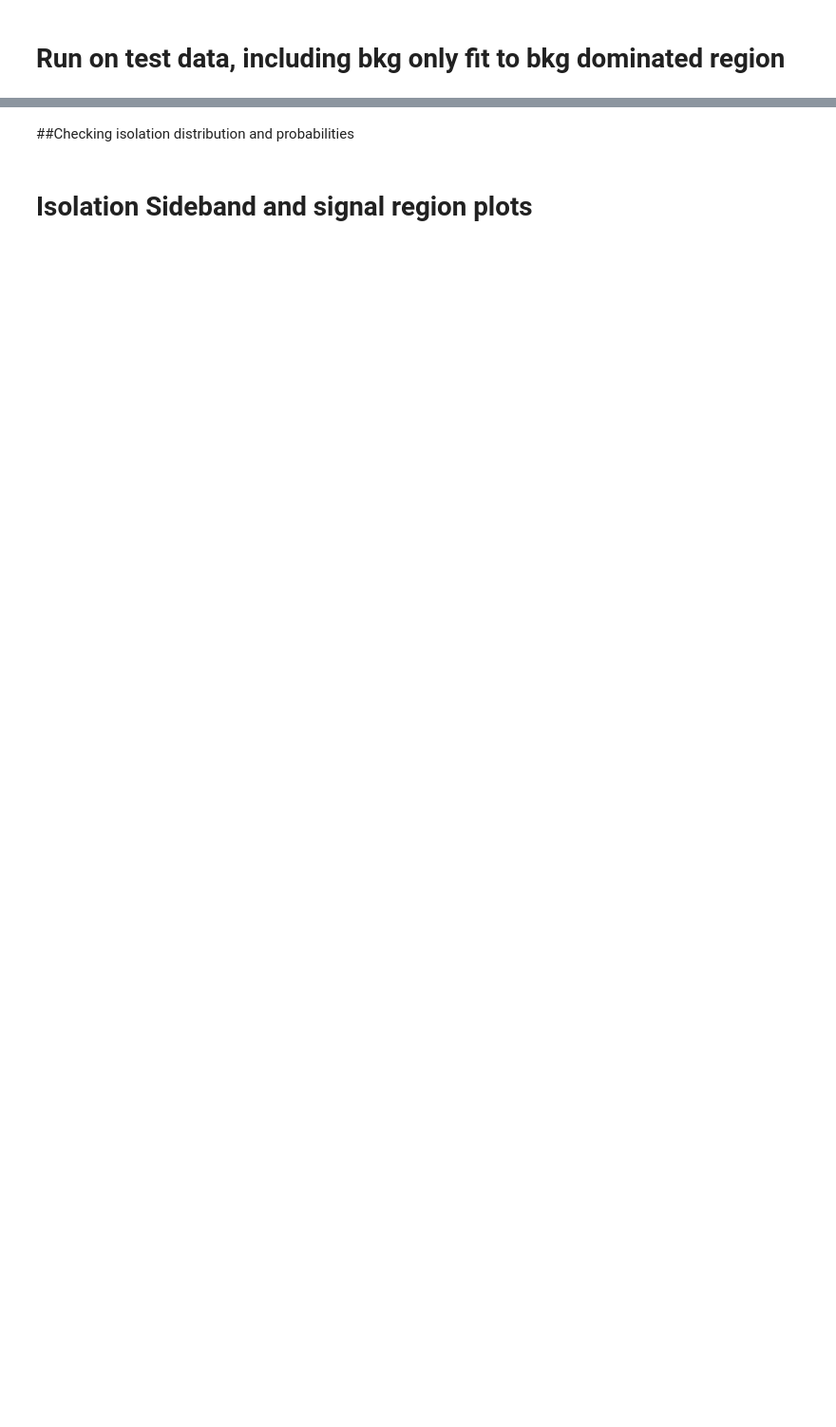
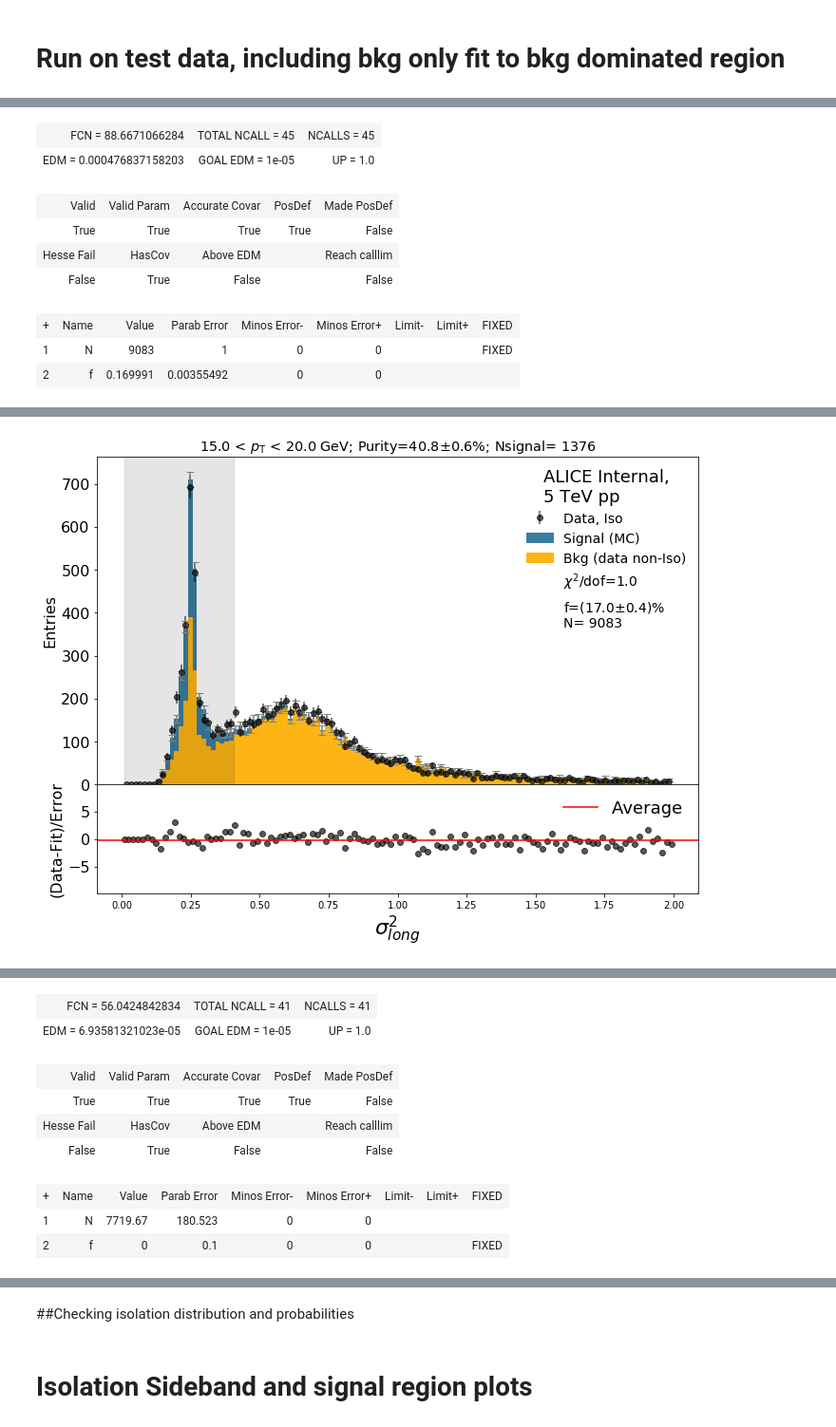
Before and after one commit to miguelignacio/CorrelationAnalysis, a Jupyter notebook: NtupleAnalysis/InputData/photon-purity.ipynb, the cells around one changed output, grey strips where cells are left out. Shown at 95% size. Cells and saved outputs as stored; diff of their text form; code cells hidden in the pictures; blank space fills up the shorter version.

```diff
--- a/NtupleAnalysis/InputData/photon-purity.ipynb
+++ b/NtupleAnalysis/InputData/photon-purity.ipynb
@@ -1046,0 +1038,6 @@ plt.show()
+# %%
+mcBKG_Files = ['Skimmed_16c3b_pthat2.root','Skimmed_16c3b_pthat1.root', 'Skimmed_16c3b_pthat3.root', 'Skimmed_16c3b_pthat4.root']
+mcBKG_FullHists = getData(mcBKG_Files)
+mcBKG_Hists = applyCuts(mcBKG_FullHists,isMC=True)
+print 'All:',mcBKG_FullHists.shape[0]
+plt.show()
@@ -1322,11 +1356,11 @@ plt.show()
 # %%
 #bins = 50 #75
 
-nonisoranges=[(3.0,10.0), (2.0,10.0), (4.0,10.0), (3,15.0), (2.0,15.0), (4.0,15.0)]
-#nonisoranges = [(3.0,10.0)]
+#nonisoranges=[(3.0,10.0), (2.0,10.0), (4.0,10.0), (3,15.0), (2.0,15.0), (4.0,15.0)]
+nonisoranges = [(3.0,10.0)]
 for nonisorange in nonisoranges:
     #binedges = [10.0, 11.0,13.0,16.0]
-    binedges = [10.0,16.0]
+    binedges = [15.0,20.0]
     for ipt in range(len(binedges)-1):
         ptmin = binedges[ipt]
         ptmax = binedges[ipt+1]
@@ -1335,20 +1369,21 @@ for nonisorange in nonisoranges:
         maskpt_up = dataHists.cluster_pt<ptmax
         maskdata = maskpt_do & maskpt_up
 
-        mcmaskpt_do = mcHists.cluster_pt>ptmin
-        mcmaskpt_up = mcHists.cluster_pt<ptmax
+        mcmaskpt_do = mcSignal_Hists.cluster_pt>ptmin
+        mcmaskpt_up = mcSignal_Hists.cluster_pt<ptmax
         maskmc   = mcmaskpt_do & mcmaskpt_up
 
         title = r'%2.1f < $p_{\mathrm{T}}$ < %2.1f GeV'%(ptmin, ptmax)
-        Templates = getTemplates(dataHists[maskdata], mcHists[maskmc], bins,  isocut=isomax, nonisocuts=nonisorange,
+        Templates = getTemplates(dataHists[maskdata], mcSignal_Hists[maskmc], bins,  isocut=isomax, nonisocuts=nonisorange,
                              var = varname, varRange=Range, isovar=isolation)
         dataiso, dataisoerr, signalmc, signalmcerr, datanoniso, datanonisoerr, binEdges = Templates
     #fit normally in the entire fit range
         #fitRange=(0.0, 1.0)
         tf = TemplateFit(dataiso, dataisoerr, signalmc, signalmcerr, datanoniso, datanonisoerr, binEdges, fitRange=fitRange)
-        tf.plotFit(xlabel, title, True, puritymin, puritymax, normalize=False,figureFilename=varname+'ptmin%2.0f_ptmax%2.0f_%s_Iso_%2.0f_Noniso%2.0f_%2.0f.png'%(ptmin,ptmax,tag,10.0*isomax, 10.0*nonisorange[0],10.0*nonisorange[1]))
+        tf.plotFit(xlabel, title, True, puritymin, puritymax, normalize=False,figureFilename=varname+'ptmin%2.0f_ptmax%2.0f_%s_Iso_%2.0f_Noniso%2.0f_%2.0f.pdf'%(ptmin,ptmax,tag,10.0*isomax, 10.0*nonisorange[0],10.0*nonisorange[1]))
         #fit with N float and f=0 fixed in bkg dominated region
         tf = TemplateFit(dataiso, dataisoerr, signalmc, signalmcerr, datanoniso, datanonisoerr, binEdges, fitRange=fitRangeBKGonly, fixN=False,fixf=True,f0=0.0)
-        tf.plotFit(xlabel, title, False, puritymin, puritymax, normalize=False,figureFilename=varname+'ptmin%2.0f_ptmax%2.0f_%s_Iso_%2.0f_Noniso%2.0f_%2.0f_BKGONLYFIT.png'%(ptmin,ptmax,tag,10.0*isomax, 10.0*nonisorange[0],10.0*nonisorange[1]))
+        tf.plotFit(xlabel, title, False, puritymin, puritymax, normalize=False,figureFilename=varname+'ptmin%2.0f_ptmax%2.0f_%s_Iso_%2.0f_Noniso%2.0f_%2.0f_BKGONLYFIT.pdf'%(ptmin,ptmax,tag,10.0*isomax, 10.0*nonisorange[0],10.0*nonisorange[1]))
 
     #tf.plotResiduals(varname,'residualBKGOnly.png')
+# %% [output]
@@ -1354,0 +1391,9 @@ for nonisorange in nonisoranges:
+| FCN = 88.6671066284 | TOTAL NCALL = 45 | NCALLS = 45 |
+| EDM = 0.000476837158203 | GOAL EDM = 1e-05 | UP = 1.0 |
+| Valid | Valid Param | Accurate Covar | PosDef | Made PosDef |
+| True | True | True | True | False |
+| Hesse Fail | HasCov | Above EDM |  | Reach calllim |
+| False | True | False |  | False |
+| + | Name | Value | Parab Error | Minos Error- | Minos Error+ | Limit- | Limit+ | FIXED |
+| 1 | N | 9083 | 1 | 0 | 0 |  |  | FIXED |
+| 2 | f | 0.169991 | 0.00355492 | 0 | 0 |  |  |  |
@@ -1354,0 +1401 @@ for nonisorange in nonisoranges:
+[figure, added]
@@ -1354,0 +1403,9 @@ for nonisorange in nonisoranges:
+| FCN = 56.0424842834 | TOTAL NCALL = 41 | NCALLS = 41 |
+| EDM = 6.93581321023e-05 | GOAL EDM = 1e-05 | UP = 1.0 |
+| Valid | Valid Param | Accurate Covar | PosDef | Made PosDef |
+| True | True | True | True | False |
+| Hesse Fail | HasCov | Above EDM |  | Reach calllim |
+| False | True | False |  | False |
+| + | Name | Value | Parab Error | Minos Error- | Minos Error+ | Limit- | Limit+ | FIXED |
+| 1 | N | 7719.67 | 180.523 | 0 | 0 |  |  |  |
+| 2 | f | 0 | 0.1 | 0 | 0 |  |  | FIXED |
```
Also changed, not shown: parts of 36 cells of this notebook.
